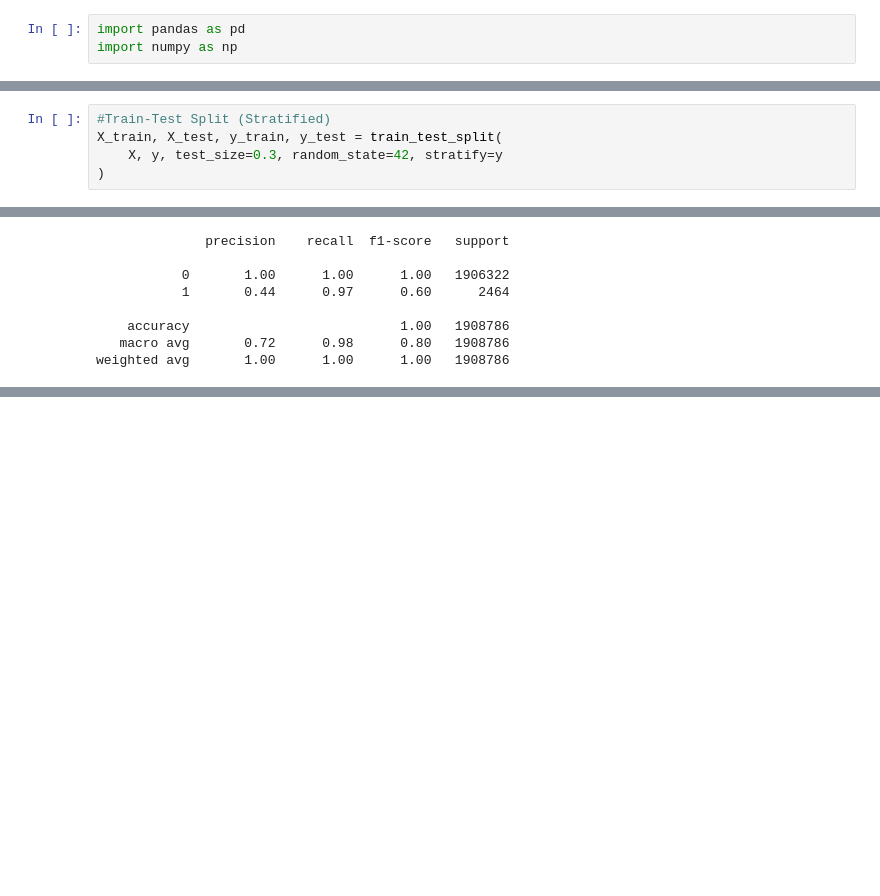
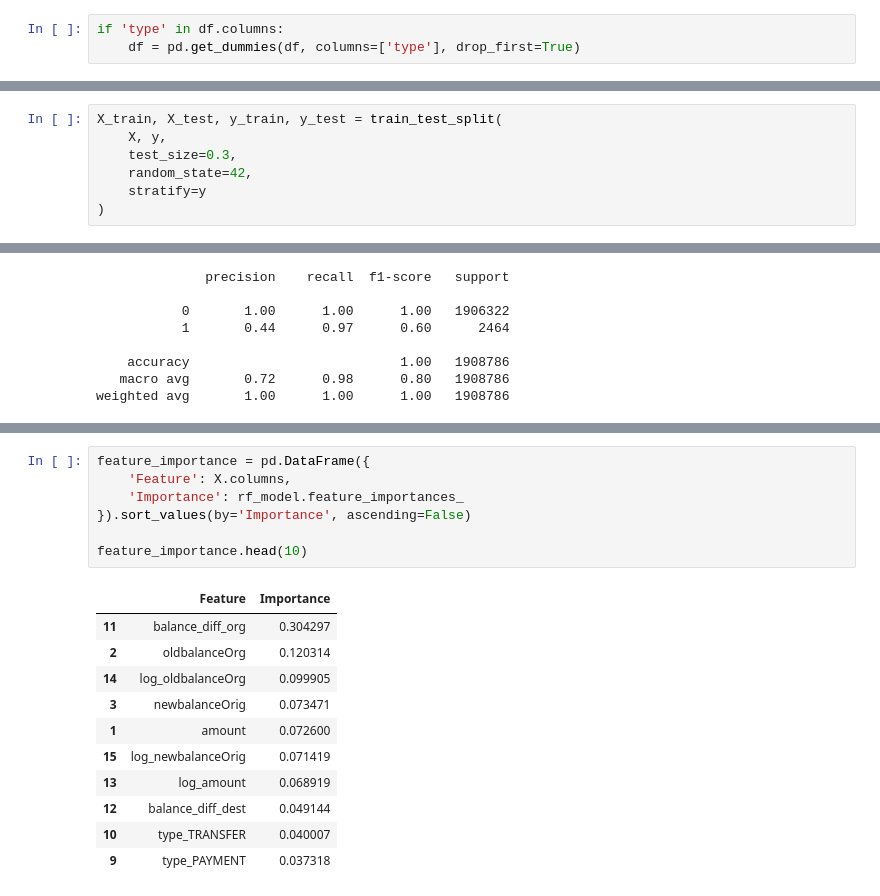
Before and after one commit to Sim661/python-code, a Jupyter notebook: fraudDetection (1).ipynb, the cells around one changed output, grey strips where cells are left out. Drawn from its saved outputs; the diff is of its cells as text; blank space fills up the shorter version.

```diff
--- a/fraudDetection (1).ipynb
+++ b/fraudDetection (1).ipynb
@@ -86,4 +71,4 @@ Name: proportion, dtype: float64
 # %%
-import pandas as pd
-import numpy as np
+if 'type' in df.columns:
+    df = pd.get_dummies(df, columns=['type'], drop_first=True)
 # %%
@@ -106,8 +84,10 @@ df.drop(['nameOrig', 'nameDest'], axis=1, inplace=True)
 X = df.drop('isFraud', axis=1)
 y = df['isFraud']
 # %%
-#Train-Test Split (Stratified)
 X_train, X_test, y_train, y_test = train_test_split(
-    X, y, test_size=0.3, random_state=42, stratify=y
+    X, y,
+    test_size=0.3,
+    random_state=42,
+    stratify=y
 )
 # %%
@@ -157,0 +141,19 @@ plt.show()
+# %%
+feature_importance = pd.DataFrame({
+    'Feature': X.columns,
+    'Importance': rf_model.feature_importances_
+}).sort_values(by='Importance', ascending=False)
+
+feature_importance.head(10)
+# %% [output]
+|  | Feature | Importance |
+| 11 | balance_diff_org | 0.304297 |
+| 2 | oldbalanceOrg | 0.120314 |
+| 14 | log_oldbalanceOrg | 0.099905 |
+| 3 | newbalanceOrig | 0.073471 |
+| 1 | amount | 0.072600 |
+| 15 | log_newbalanceOrig | 0.071419 |
+| 13 | log_amount | 0.068919 |
+| 12 | balance_diff_dest | 0.049144 |
+| 10 | type_TRANSFER | 0.040007 |
+| 9 | type_PAYMENT | 0.037318 |
```
Also changed, not shown: parts of 15 cells of this notebook.
